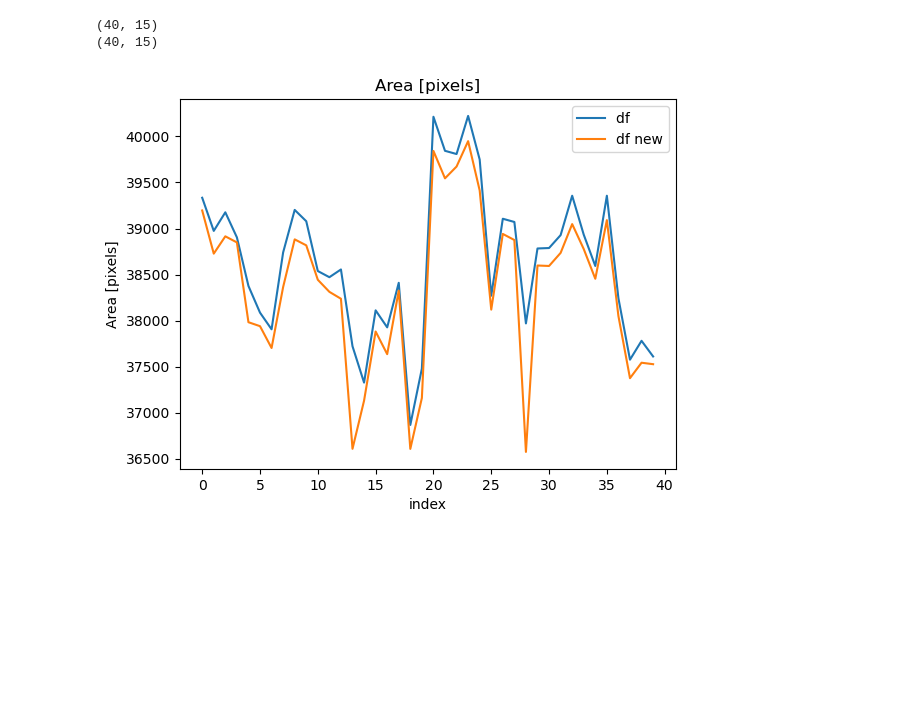
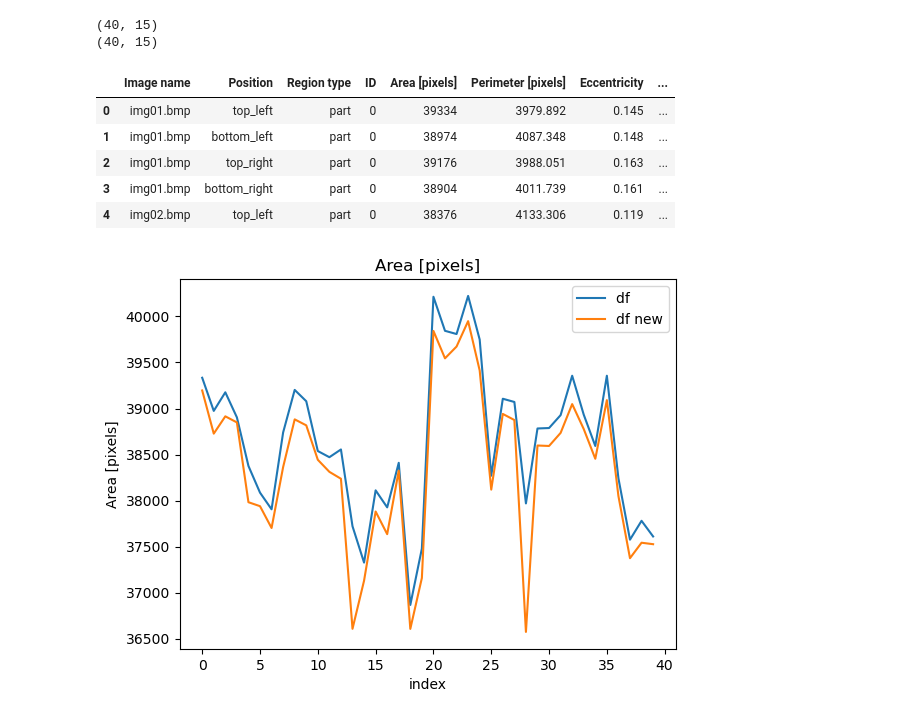
Before and after one commit to abylai11/qda-project, a Jupyter notebook: Python code/Exploration.ipynb, the cells around one changed output. Drawn from its saved outputs; the diff is of its cells as text; code cells hidden in the pictures; blank space fills up the shorter version.

```diff
--- a/Python code/Exploration.ipynb
+++ b/Python code/Exploration.ipynb
@@ -592,6 +592,19 @@ print(df_new_parts.shape)
 # %% [output]
 (40, 15)
 (40, 15)
+# %%
+df_test = df_parts.copy()
+# Resetta gli indici del DataFrame
+
+# Ora il DataFrame dovrebbe avere una colonna di indici correttamente impostata
+df_test.head()
+# %% [output]
+|  | Image name | Position | Region type | ID | Area [pixels] | Perimeter [pixels] | Eccentricity | ... |
+| 0 | img01.bmp | top_left | part | 0 | 39334 | 3979.892 | 0.145 | ... |
+| 1 | img01.bmp | bottom_left | part | 0 | 38974 | 4087.348 | 0.148 | ... |
+| 2 | img01.bmp | top_right | part | 0 | 39176 | 3988.051 | 0.163 | ... |
+| 3 | img01.bmp | bottom_right | part | 0 | 38904 | 4011.739 | 0.161 | ... |
+| 4 | img02.bmp | top_left | part | 0 | 38376 | 4133.306 | 0.119 | ... |
 # %%
 for column in df_parts.columns[4:]:
     # Traccia la colonna corrente di df rispetto alla corrispondente colonna di df_new
```
Also changed, not shown: parts of 3 cells of this notebook.
